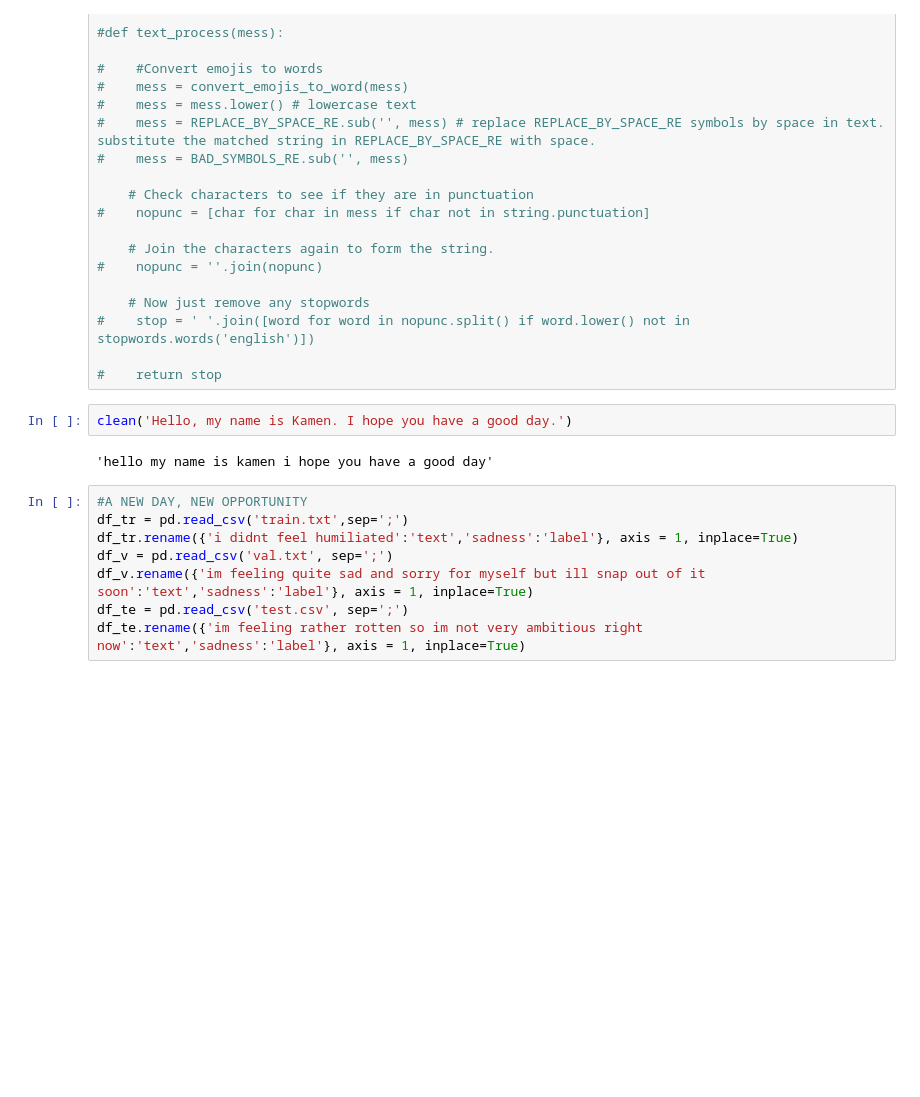
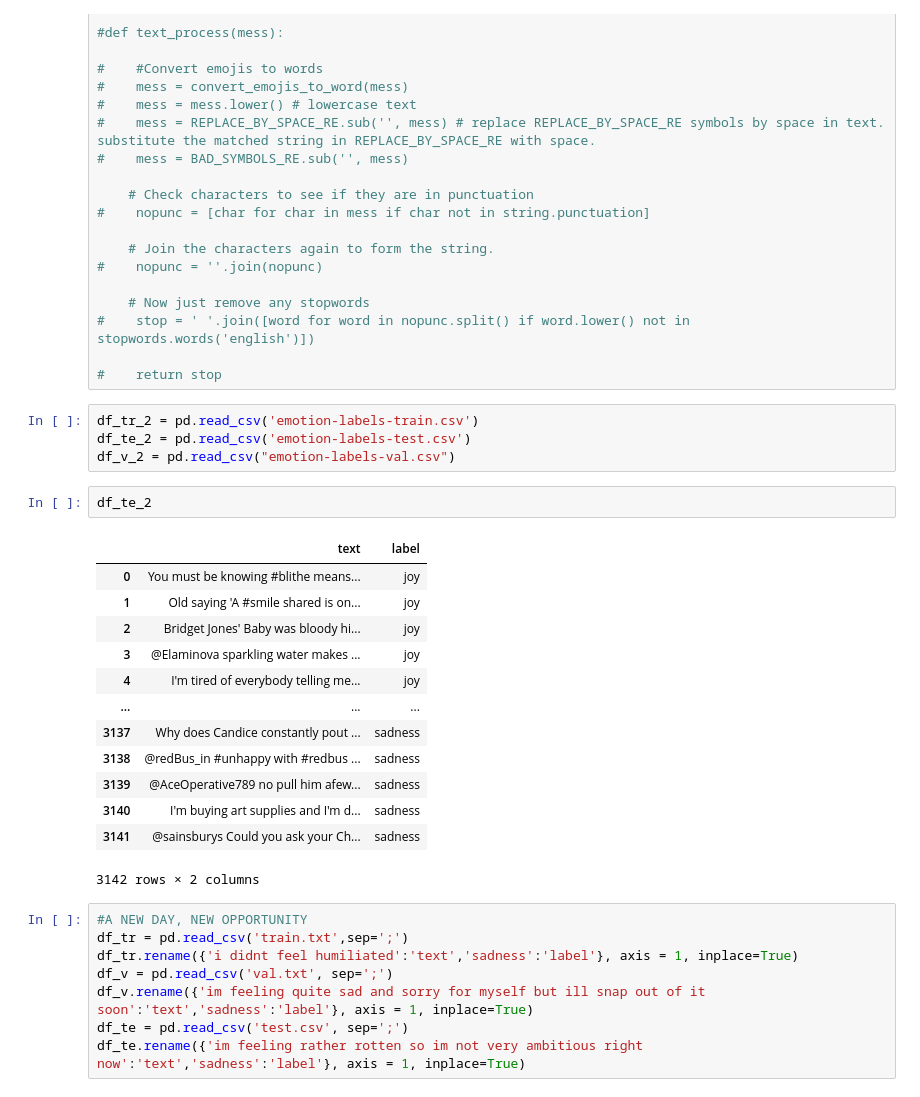
Before and after one commit to KamenDamov/NLP-Sentiment-Analysis, a Jupyter notebook: LSTM_Model.ipynb, the cells around one changed output. Drawn from its saved outputs; the diff is of its cells as text; blank space fills up the shorter version.

```diff
--- a/LSTM_Model.ipynb
+++ b/LSTM_Model.ipynb
@@ -82,10 +82,26 @@ def clean(text):
 #    stop = ' '.join([word for word in nopunc.split() if word.lower() not in stopwords.words('english')])
 
 #    return stop
-# %%
-clean('Hello, my name is Kamen. I hope you have a good day.')
-# %% [output]
-'hello my name is kamen i hope you have a good day'
+# %%
+df_tr_2 = pd.read_csv('emotion-labels-train.csv')
+df_te_2 = pd.read_csv('emotion-labels-test.csv')
+df_v_2 = pd.read_csv("emotion-labels-val.csv")
+# %%
+df_te_2
+# %% [output]
+|  | text | label |
+| 0 | You must be knowing #blithe means... | joy |
+| 1 | Old saying 'A #smile shared is on... | joy |
+| 2 | Bridget Jones' Baby was bloody hi... | joy |
+| 3 | @Elaminova sparkling water makes ... | joy |
+| 4 | I'm tired of everybody telling me... | joy |
+| ... | ... | ... |
+| 3137 | Why does Candice constantly pout ... | sadness |
+| 3138 | @redBus_in #unhappy with #redbus ... | sadness |
+| 3139 | @AceOperative789 no pull him afew... | sadness |
+| 3140 | I'm buying art supplies and I'm d... | sadness |
+| 3141 | @sainsburys Could you ask your Ch... | sadness |
+3142 rows × 2 columns
 # %%
 #A NEW DAY, NEW OPPORTUNITY
 df_tr = pd.read_csv('train.txt',sep=';')
```
Also changed, not shown: parts of 15 cells of this notebook, 2 other files.
